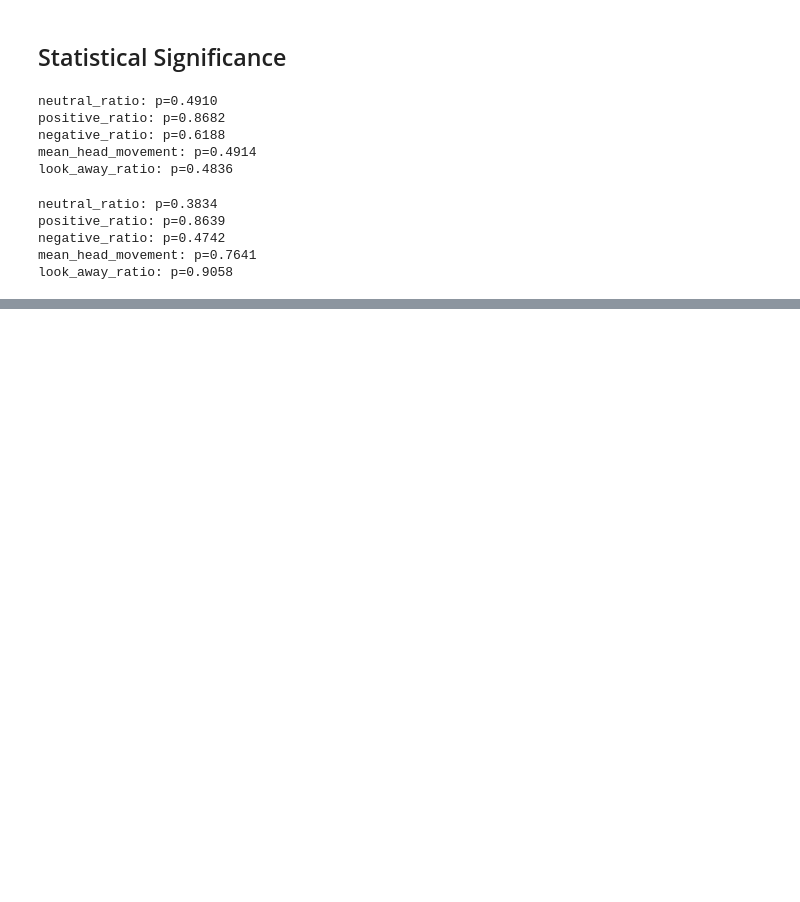
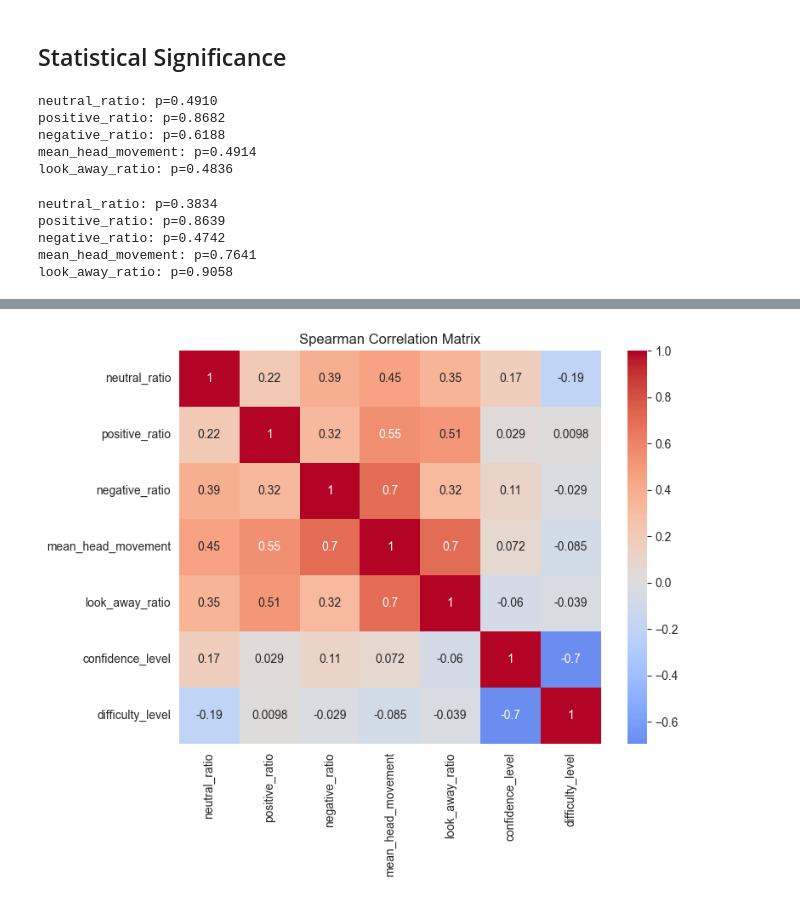
Before and after one commit to clarafayyad/beyond-speech-hri, a Jupyter notebook: multimodal_perception/eda/video_eda.ipynb, the cells around one changed output, grey strips where cells are left out. Saved outputs shown, nothing was run; the diff lists cells and outputs as text; code cells hidden in the pictures; blank space fills up the shorter version.

```diff
--- a/multimodal_perception/eda/video_eda.ipynb
+++ b/multimodal_perception/eda/video_eda.ipynb
@@ -89,0 +92,11 @@ look_away_ratio: p=0.9058
+# %%
+def map_levels(x):
+    if x == "low":
+        return 0
+    elif x == "medium":
+        return 0.5
+    elif x == "high":
+        return 1
+df["confidence_level"] = df["confidence_level"].apply(map_levels)
+df["difficulty_level"] = df["difficulty_level"].apply(map_levels)
+df.head()
@@ -89,0 +110,9 @@ look_away_ratio: p=0.9058
+# %%
+corr_matrix = df[features + ["confidence_level", "difficulty_level"]].corr(method="spearman")
+
+plt.figure(figsize=(8,6))
+sns.heatmap(corr_matrix, annot=True, cmap="coolwarm", center=0)
+plt.title("Spearman Correlation Matrix")
+plt.show()
+# %% [output]
+[figure, added]
```
Also changed, not shown: parts of 3 cells of this notebook, 2 other files.
